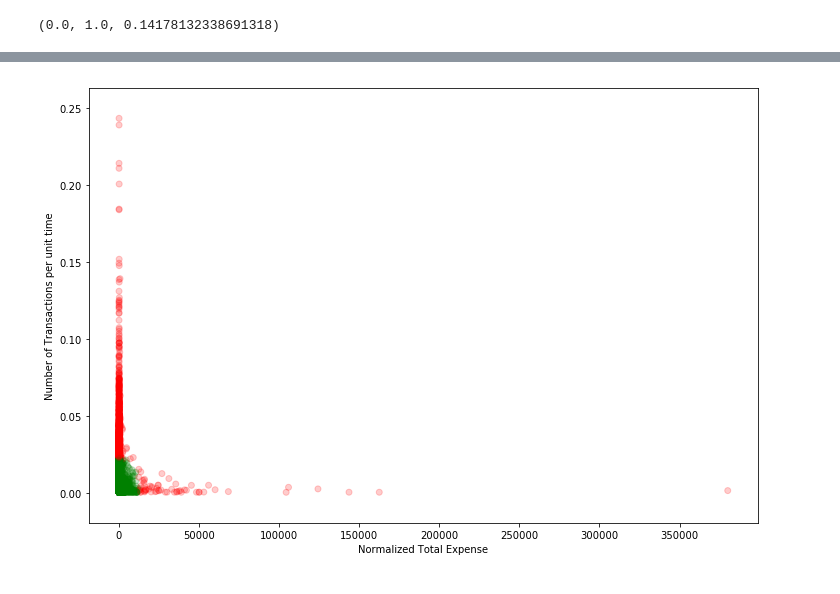
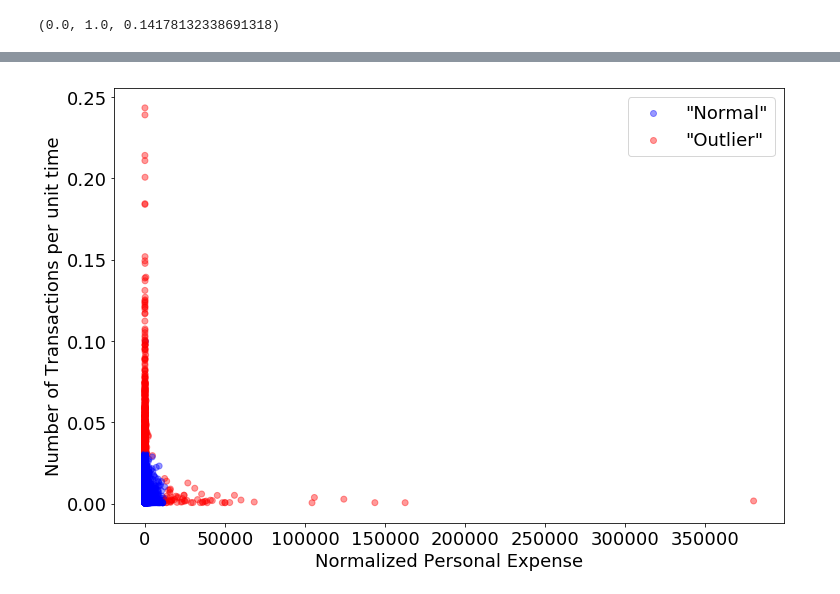
Before and after one commit to sanhitamj/elderly_fraud_detection, a Jupyter notebook: DataPipeline.ipynb, the cells around one changed output, grey strips where cells are left out. Cells and saved outputs as stored; diff of their text form; code cells hidden in the pictures.

```diff
--- a/DataPipeline.ipynb
+++ b/DataPipeline.ipynb
@@ -138,7 +138,11 @@ len(df['CasFil'].unique())
 # %% [output]
 9125
 # %%
-df['NumDays'].hist(bins=50, figsize=(10,8))
+
+
+plt.rcParams.update({'font.size': 22})
+
+df['NumDays'].hist(bins=50, figsize=(12,8), color = '#20B2AA', grid=False)
 plt.xlabel('Duration on the database')
 plt.ylabel('Count')
 plt.savefig('images/duration_hist.png')
@@ -341,9 +349,18 @@ df1['Rank'].min(), df1['Rank'].max(), df1['Rank'].median()
 # %%
-col = (df1['Rank'] < 0.31).replace({True : 'g', False: 'r'})
+plt.rcParams.update({'font.size': 18})
+col = (df1['Rank'] < 0.31).replace({True : 'b', False: 'r'})
+labels = ['"Normal"', '"Outlier"']
 plt.figure(figsize=(12, 8))
 plt.xlabel('Total expense of a person')
 plt.ylabel('Total number of transactions')
-plt.scatter(df1['AverageExpense'], df1['CountPerDay'], c=col, alpha=0.2)
-plt.savefig('outliers.png')
+for i, label in enumerate(labels):
+    if i == 0:
+        c = 'b'
+    else:
+        c = 'r'
+    plt.scatter(0.1, 0.1, c=c, alpha = 0.4, label=label)
+    plt.legend()
+plt.scatter(df1['Total Expense'], df1['Counts'], c=col, alpha=0.2)
+plt.savefig('images/outliers.png')
 plt.show()
 # %% [output]
@@ -373,10 +380,25 @@ per.head()
 # %%
+per = read_csv_to_df('Personal Misc.csv')
+
+plt.rcParams.update({'font.size': 18})
+
 plt.figure(figsize=(12,8))
-col = (per['Rank'] < 0.8).replace({True : 'g', False: 'r'})
-plt.xlabel('Normalized Total Expense')
+cutoff = np.percentile(per['Rank'], 90)
+col = (per['Rank'] < cutoff).replace({True : 'b', False: 'r'})
+labels = ['"Normal"', '"Outlier"']
+plt.xlabel('Normalized Personal Expense')
 plt.ylabel('Number of Transactions per unit time')
-plt.scatter(per['Average Expense'], per['Norm Count'], c=col, alpha = 0.2)
-plt.savefig('PersonalMisc.png')
+
+for i, label in enumerate(labels):
+    if i == 0:
+        c = 'b'
+    else:
+        c = 'r'
+    plt.scatter(0.1, 0.1, c=c, alpha = 0.4, label=label)
+    plt.legend()
+plt.scatter(per['Average Expense'], per['Norm Count'], c=col, alpha = 0.4)
+
+plt.savefig('images/PersonalMisc.png')
 plt.show()
 # %% [output]
-[figure, old version]
+[figure, new version]
```
Also changed, not shown: parts of 12 cells of this notebook, 13 other files.
